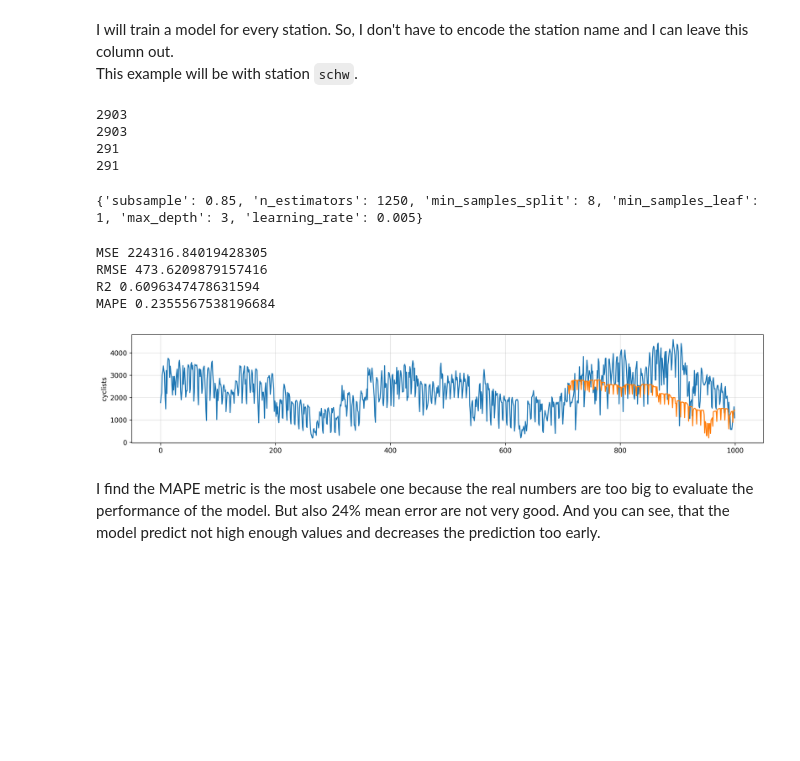
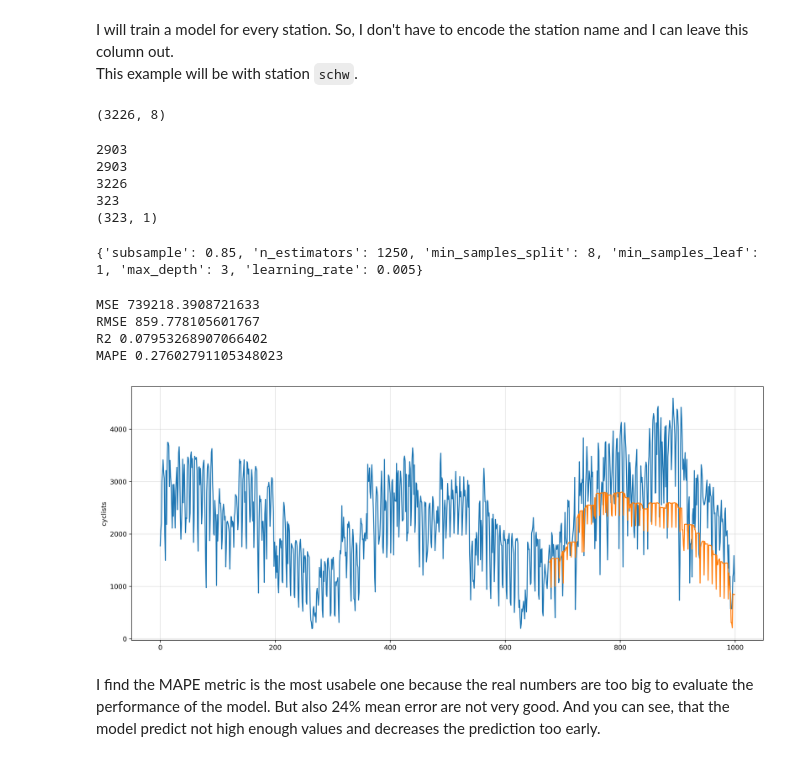
Before and after one commit to phisinger/BerlinBikeCount, a Jupyter notebook: src/Forecasting.ipynb, the cells around one changed output. Cells and saved outputs as stored; diff of their text form; code cells hidden in the pictures; blank space fills up the shorter version.

```diff
--- a/src/Forecasting.ipynb
+++ b/src/Forecasting.ipynb
@@ -173,8 +173,8 @@ print(response)
 data_augmented['bank_holiday'] = [1 if str(date.date()) in response else 0 for date in data_augmented["DateTime"]]
 # %%
 data_mean = data_augmented.copy()
-data_mean["Day"] = data_mean["DateTime"].dt.day
-data_mean["Month"] = data_mean["DateTime"].dt.month
+data_mean["Day"] = data_mean["DateTime"].dt.day.map("{:02}".format)
+data_mean["Month"] = data_mean["DateTime"].dt.month.map("{:02}".format)
 data_mean["Year"] = data_mean["DateTime"].dt.year
 data_mean["min"] = data_mean["DateTime"].dt.hour
 data_mean.drop("DateTime", axis=1, inplace=True)
@@ -208,6 +213,10 @@ from sklearn.ensemble import GradientBoostingRegressor
 from sklearn.model_selection import RandomizedSearchCV
 from sklearn import metrics
 import datetime
+# %%
+data_mean.loc[data_mean["station"] == station,:].shape
+# %% [output]
+(3226, 8)
 # %%
 station = "schw"
 
@@ -220,17 +229,19 @@ print(train_X.shape[0])
 print(train_y.shape[0])
 
 test_X = data_mean.loc[data_mean["station"] == station,["Year", "Month", "Day", "bank_holiday", "weekend", "summer"]]
-test_X = train_X.iloc[int(train_X.shape[0]*0.9):]
+print(test_X.shape[0])
+test_X = test_X.iloc[int(test_X.shape[0]*0.9):]
 test_y = data_mean.loc[data_mean["station"] == station,["cyclists"]]
-test_y = train_y.iloc[int(train_y.shape[0]*0.9):]
+test_y = test_y.iloc[int(test_y.shape[0]*0.9):]
 
 print(test_X.shape[0])
-print(test_y.shape[0])
+print(test_y.shape)
 # %% [output]
 2903
 2903
-291
-291
+3226
+323
+(323, 1)
 # %%
 param_grid = {'learning_rate':[0.15,0.1,0.05,0.01,0.005,0.001],
                 'n_estimators':[100,250,500,750,1000,1250,1500,1750],
@@ -266,18 +277,18 @@ def validate(test_y, pred_y):
 
 validate(test_y, pred_y)
 # %% [output]
-MSE 224316.84019428305
-RMSE 473.6209879157416
-R2 0.6096347478631594
-MAPE 0.2355567538196684
+MSE 739218.3908721633
+RMSE 859.778105601767
+R2 0.07953268907066402
+MAPE 0.27602791105348023
 # %%
-plt.rcParams.update({'figure.figsize': (17, 3), 'figure.dpi':300})
+plt.rcParams.update({'figure.figsize': (17, 7), 'figure.dpi':300})
 fig, ax = plt.subplots()
 g = sns.lineplot(data=data_mean.loc[data_mean["station"] == station].tail(1000), y = 'cyclists', x=np.arange((data_mean.loc[data_mean["station"] == station].tail(1000).shape[0])))
-sns.lineplot(data=pred_y, x=np.arange((1000-291), 1000), y=0)
+sns.lineplot(data=pred_y, x=np.arange((1000-323), 1000), y=0)
 plt.grid(linestyle='-', linewidth=0.3)
 # %% [output]
-[figure, old version]
+[figure, new version]
 # %% [markdown]
 I find the MAPE metric is the most usabele one because the real numbers are too big to evaluate the performance of the model. But also 24% mean error are not very good.  And you can see, that the model predict not high enough values and decreases the prediction too early.
 # %% [markdown]
```
Also changed, not shown: parts of 11 cells of this notebook.
